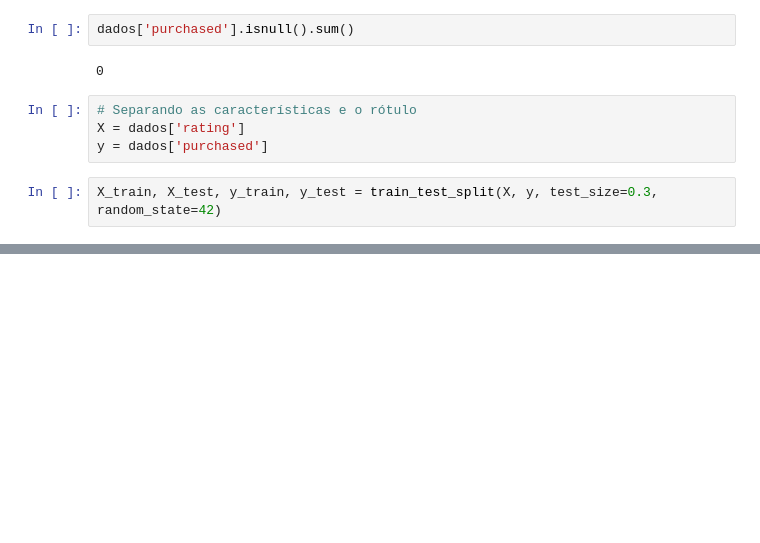
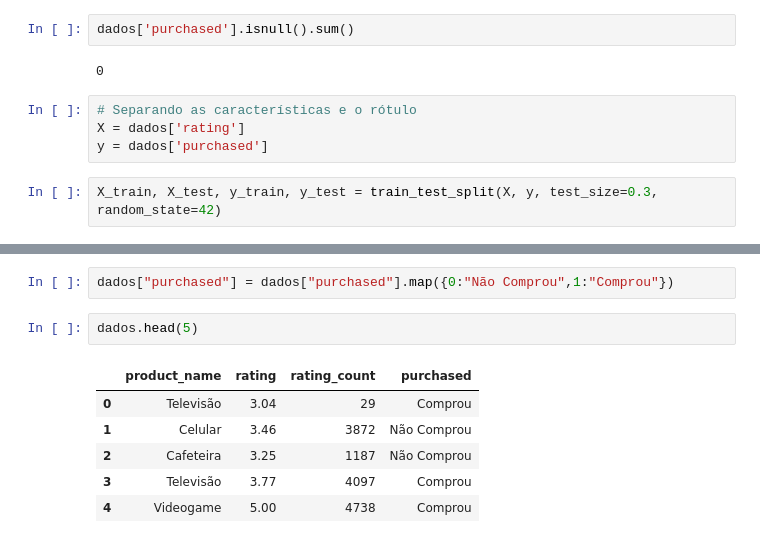
Before and after one commit to Johnny-Antoniassi/FORMATIVA_IABD, a Jupyter notebook: IABD_B_FORMATIVA/IABD_FORMATIVA.ipynb, the cells around one changed output, grey strips where cells are left out. Drawn from its saved outputs; the diff is of its cells as text; blank space fills up the shorter version.

```diff
--- a/IABD_B_FORMATIVA/IABD_FORMATIVA.ipynb
+++ b/IABD_B_FORMATIVA/IABD_FORMATIVA.ipynb
@@ -70,0 +88,11 @@ X_train, X_test, y_train, y_test = train_test_split(X, y, test_size=0.3, random_
+# %%
+dados["purchased"] = dados["purchased"].map({0:"Não Comprou",1:"Comprou"})
+# %%
+dados.head(5)
+# %% [output]
+|  | product_name | rating | rating_count | purchased |
+| 0 | Televisão | 3.04 | 29 | Comprou |
+| 1 | Celular | 3.46 | 3872 | Não Comprou |
+| 2 | Cafeteira | 3.25 | 1187 | Não Comprou |
+| 3 | Televisão | 3.77 | 4097 | Comprou |
+| 4 | Videogame | 5.00 | 4738 | Comprou |
```
Also changed, not shown: parts of 11 cells of this notebook.
